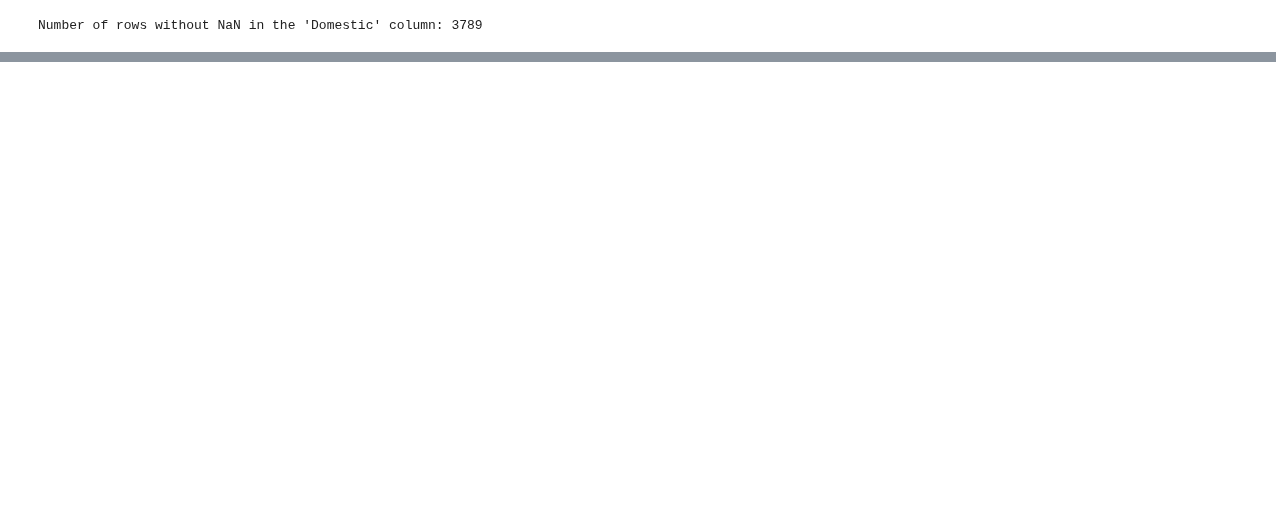
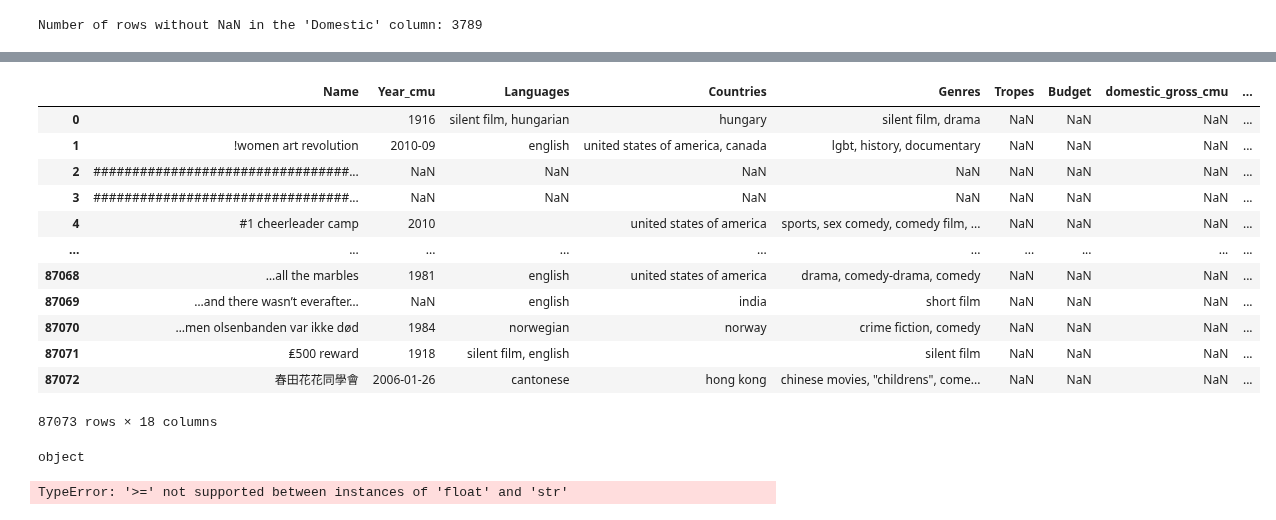
Before and after one commit to epfl-ada/ada-2024-project-thelordsofdata, a Jupyter notebook: src/data/preprocessing.ipynb, the cells around one changed output, grey strips where cells are left out. Cells and saved outputs as stored; diff of their text form; code cells hidden in the pictures; blank space fills up the shorter version.

```diff
--- a/src/data/preprocessing.ipynb
+++ b/src/data/preprocessing.ipynb
@@ -814,0 +915,62 @@ df
+# %%
+df_megaset
+# %% [output]
+|  | Name | Year_cmu | Languages | Countries | Genres | Tropes | Budget | domestic_gross_cmu | ... |
+| 0 |  | 1916 | silent film, hungarian | hungary | silent film, drama | NaN | NaN | NaN | ... |
+| 1 | !women art revolution | 2010-09 | english | united states of america, canada | lgbt, history, documentary | NaN | NaN | NaN | ... |
+| 2 | #################################... | NaN | NaN | NaN | NaN | NaN | NaN | NaN | ... |
+| 3 | #################################... | NaN | NaN | NaN | NaN | NaN | NaN | NaN | ... |
+| 4 | #1 cheerleader camp | 2010 |  | united states of america | sports, sex comedy, comedy film, ... | NaN | NaN | NaN | ... |
+| ... | ... | ... | ... | ... | ... | ... | ... | ... | ... |
+| 87068 | …all the marbles | 1981 | english | united states of america | drama, comedy-drama, comedy | NaN | NaN | NaN | ... |
+| 87069 | …and there wasn’t everafter… | NaN | english | india | short film | NaN | NaN | NaN | ... |
+| 87070 | …men olsenbanden var ikke død | 1984 | norwegian | norway | crime fiction, comedy | NaN | NaN | NaN | ... |
+| 87071 | ₤500 reward | 1918 | silent film, english |  | silent film | NaN | NaN | NaN | ... |
+| 87072 | 春田花花同學會 | 2006-01-26 | cantonese | hong kong | chinese movies, "childrens", come... | NaN | NaN | NaN | ... |
+87073 rows × 18 columns
+# %%
+# Convert 'Year' to datetime and extract the year
+
+print(df_megaset['Year'].dtype)
+df_megaset['Year'] = pd.to_numeric(df_megaset['Year'], )
+# %% [output]
+object
+# %%
+# # MERGE THE INFO INTO THE ORGINAL DTASET, IF THE MOVIE IS PRESENT
+
+df_megaset = pd.merge(
+    df_megaset,
+    df_collection_box_office,
+    on='Name',
+    how='outer',
+    suffixes=('_cmu', '_movies')
+)
+
+df_megaset['Year'] = np.maximum(df_megaset['Year_movies'], df_megaset['Year_cmu'])
+df_megaset['domestic_gross'] = np.maximum(df_megaset['domestic_gross_cmu'], df_megaset['domestic_gross_movies'])
+df_megaset['foreign_gross'] = np.maximum(df_megaset['foreign_gross_cmu'], df_megaset['foreign_gross_movies'])
+df_megaset['worldwide_gross'] = df_megaset['foreign_gross'] + df_megaset['domestic_gross']
+
+# Calculate foreign_percentage where worldwide_gross is not NaN; otherwise, set to NaN
+df_megaset['foreign_percentage'] = np.where(
+    df_megaset['worldwide_gross'].notna(),
+    df_megaset['foreign_gross'] / df_megaset['worldwide_gross'],
+    np.nan
+)
+
+# Calculate domestic_percentage where worldwide_gross is not NaN; otherwise, set to NaN
+df_megaset['domestic_percentage'] = np.where(
+    df_megaset['worldwide_gross'].notna(),
+    df_megaset['domestic_gross'] / df_megaset['worldwide_gross'],
+    np.nan
+)
+
+df_megaset.drop(columns=['Year_cmu','domestic_gross_cmu', 'domestic_percentage_cmu',
+       'foreign_gross_cmu', 'foreign_percentage_cmu', 'worldwide_gross_cmu',
+       'Year_movies', 'domestic_gross_movies', 'domestic_percentage_movies',
+       'foreign_gross_movies', 'foreign_percentage_movies',
+       'worldwide_gross_movies'], inplace=True)
+
+df_megaset.columns
+# %% [output]
+TypeError: '>=' not supported between instances of 'float' and 'str'
```
Also changed, not shown: parts of 79 cells of this notebook, 6 other files.
